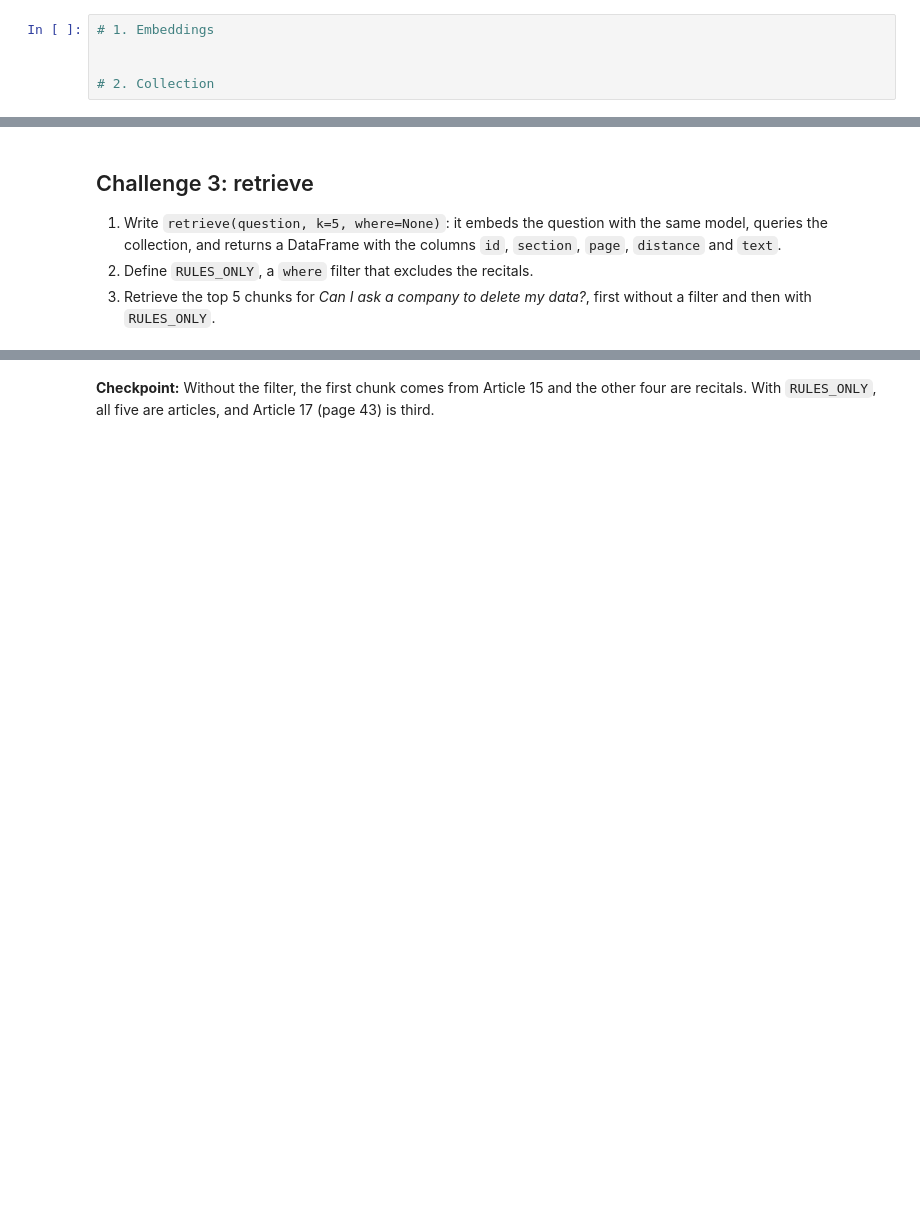
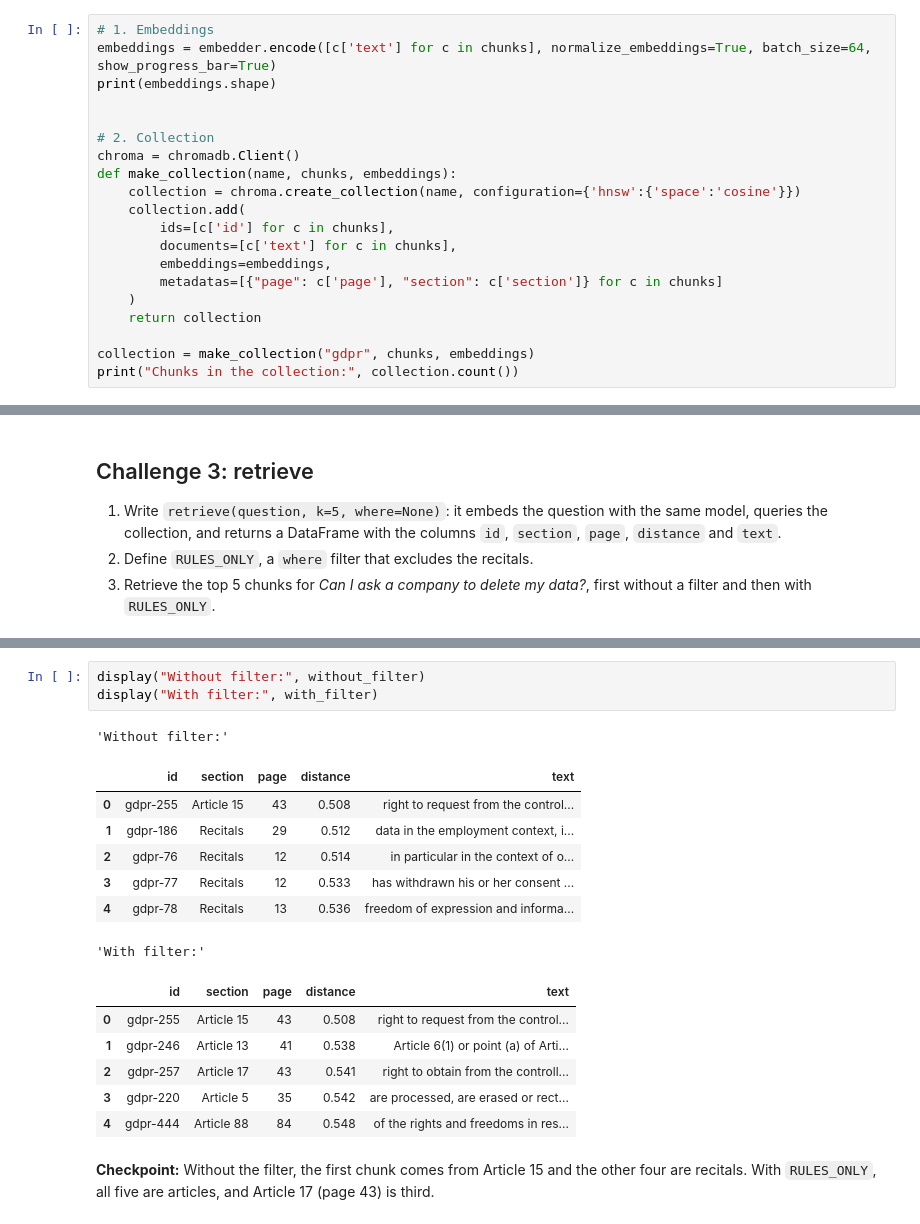
Before and after one commit to ironhack-labs/lab-intro-rag, a Jupyter notebook: your-code/main.ipynb, the cells around one changed output, grey strips where cells are left out. Saved outputs shown, nothing was run; the diff lists cells and outputs as text; blank space fills up the shorter version.

```diff
--- a/your-code/main.ipynb
+++ b/your-code/main.ipynb
@@ -107,6 +195,21 @@ def load_pdf(path):
 2. Create a Chroma collection called `"gdpr"` (in memory, with `chromadb.Client()`) that compares vectors with cosine distance, and add the ids, texts, embeddings and metadata (`page` and `section`) of all chunks. Print `collection.count()`.
 # %%
 # 1. Embeddings
+embeddings = embedder.encode([c['text'] for c in chunks], normalize_embeddings=True, batch_size=64, show_progress_bar=True)
+print(embeddings.shape)
 
 
 # 2. Collection
+chroma = chromadb.Client()
+def make_collection(name, chunks, embeddings):
+    collection = chroma.create_collection(name, configuration={'hnsw':{'space':'cosine'}})
+    collection.add(
+        ids=[c['id'] for c in chunks],
+        documents=[c['text'] for c in chunks],
+        embeddings=embeddings,
+        metadatas=[{"page": c['page'], "section": c['section']} for c in chunks]
+    )
+    return collection
+
+collection = make_collection("gdpr", chunks, embeddings)
+print("Chunks in the collection:", collection.count())
@@ -129,3 +252,21 @@ def load_pdf(path):
+# %%
+display("Without filter:", without_filter)
+display("With filter:", with_filter)
+# %% [output]
+'Without filter:'
+|  | id | section | page | distance | text |
+| 0 | gdpr-255 | Article 15 | 43 | 0.508 | right to request from the control... |
+| 1 | gdpr-186 | Recitals | 29 | 0.512 | data in the employment context, i... |
+| 2 | gdpr-76 | Recitals | 12 | 0.514 | in particular in the context of o... |
+| 3 | gdpr-77 | Recitals | 12 | 0.533 | has withdrawn his or her consent ... |
+| 4 | gdpr-78 | Recitals | 13 | 0.536 | freedom of expression and informa... |
+'With filter:'
+|  | id | section | page | distance | text |
+| 0 | gdpr-255 | Article 15 | 43 | 0.508 | right to request from the control... |
+| 1 | gdpr-246 | Article 13 | 41 | 0.538 | Article 6(1) or point (a) of Arti... |
+| 2 | gdpr-257 | Article 17 | 43 | 0.541 | right to obtain from the controll... |
+| 3 | gdpr-220 | Article 5 | 35 | 0.542 | are processed, are erased or rect... |
+| 4 | gdpr-444 | Article 88 | 84 | 0.548 | of the rights and freedoms in res... |
 # %% [markdown]
 **Checkpoint:** Without the filter, the first chunk comes from Article 15 and the other four are recitals. With `RULES_ONLY`, all five are articles, and Article 17 (page 43) is third.
 # %% [markdown]
```
Also changed, not shown: parts of 14 cells of this notebook.
